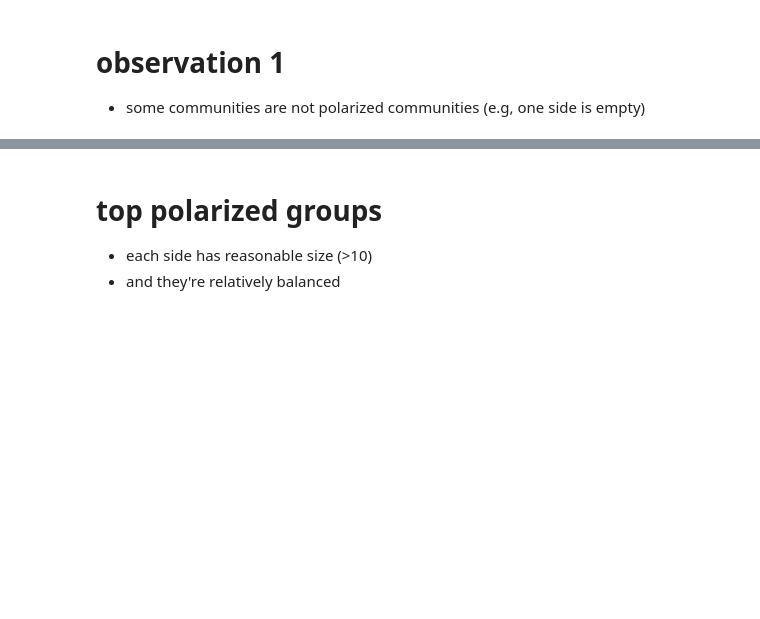
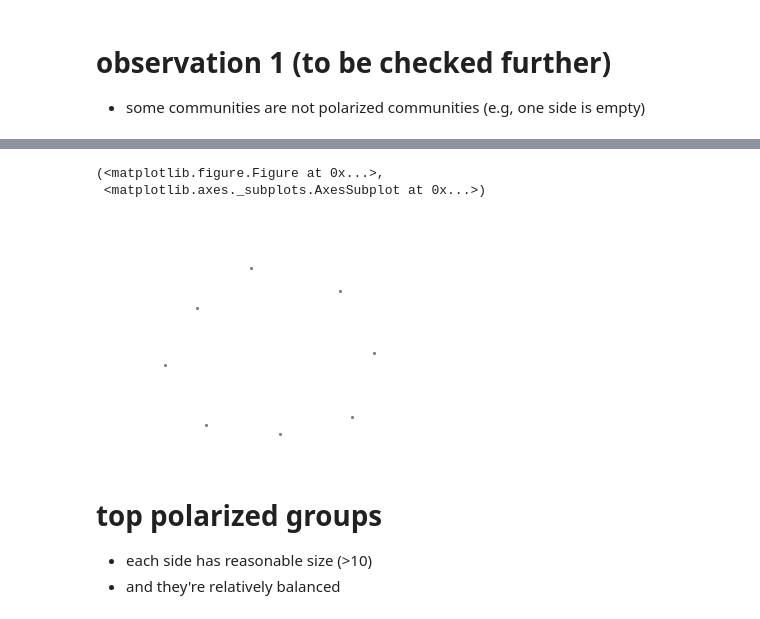
Before and after one commit to xiaohan2012/signed-local-community, a Jupyter notebook: FOCG-vs-Local.ipynb, the cells around one changed output, grey strips where cells are left out. Saved outputs shown, nothing was run; the diff lists cells and outputs as text; code cells hidden in the pictures; blank space fills up the shorter version.

```diff
--- a/FOCG-vs-Local.ipynb
+++ b/FOCG-vs-Local.ipynb
@@ -18,7 +18,7 @@ df = pd.read_pickle('outputs/slashdot.pkl')
 df['size1'] = df['C1'].apply(lambda d: d.shape[0])
 df['size2'] = df['C2'].apply(lambda d: d.shape[0])
 # %% [markdown]
-# observation 1
+# observation 1 (to be checked further)
 
 - some communities are not polarized communities (e.g, one side is empty)
 # %%
@@ -30,6 +30,13 @@ df.sort_values(by='best_beta', ascending=True).head(5)
 | 13212 | 75545 | [75545, 77108, 75553, 75542, 7554... | [] | 200 | 0.041667 | [1.0, 0.5, 0.6666666666666666, 0.... | 17 | 0 |
 | 32639 | 75552 | [75552, 75554, 75551, 75550, 7554... | [] | 200 | 0.041667 | [1.0, 1.0, 1.0, 1.0, 1.0, 1.0, 1.... | 17 | 0 |
 | 33610 | 73684 | [73684, 73682, 73685, 73683, 7368... | [] | 200 | 0.052632 | [1.0, 0.6666666666666666, 0.55555... | 6 | 0 |
+# %%
+r = df.sort_values(by='best_beta', ascending=True).iloc[0]
+draw_graph(r['C1'], use_lcc=False)
+# %% [output]
+(<matplotlib.figure.Figure at 0x...>,
+ <matplotlib.axes._subplots.AxesSubplot at 0x...>)
+[figure, added]
 # %% [markdown]
 # top polarized groups
 
```
Also changed, not shown: parts of 6 cells of this notebook, 5 other files.
